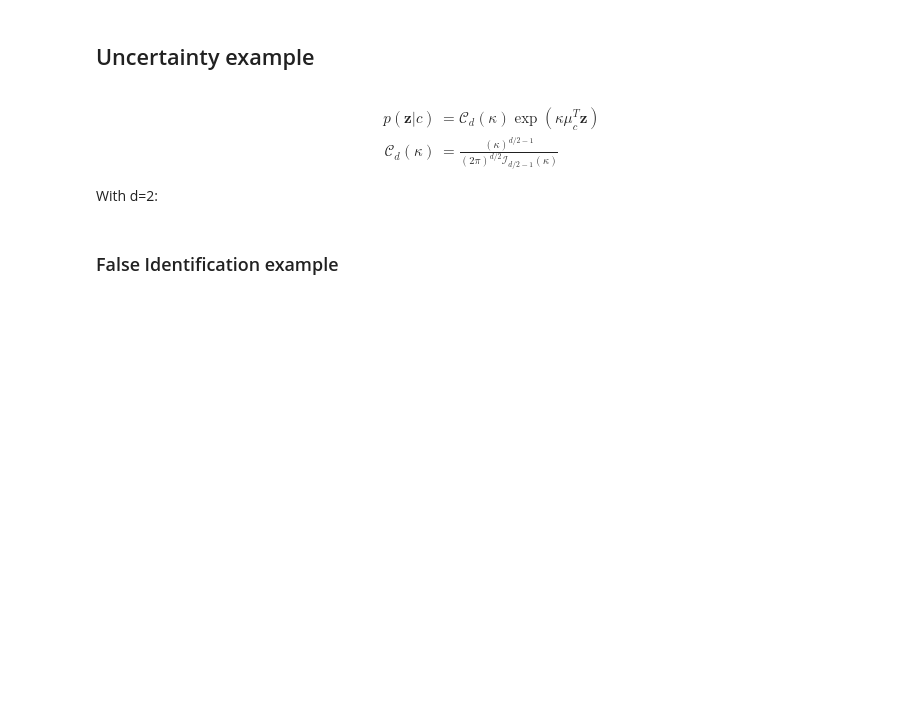
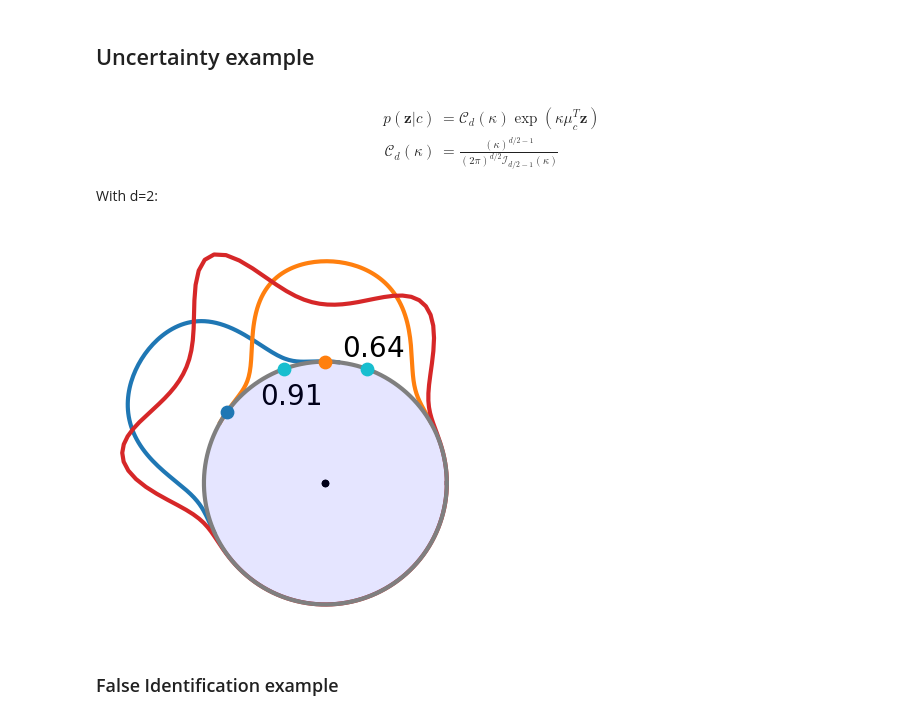
Before and after one commit to Leonid-Erlygin/text_uncertainty, a Jupyter notebook: notebooks/paper_method_plot.ipynb, the cells around one changed output. Drawn from its saved outputs; the diff is of its cells as text; code cells hidden in the pictures; blank space fills up the shorter version.

```diff
--- a/notebooks/paper_method_plot.ipynb
+++ b/notebooks/paper_method_plot.ipynb
@@ -21,12 +21,15 @@ from notebooks.circle_plot_utils import (
 %load_ext autoreload
 %autoreload 2
 # %%
-# draw_example(
-#     kappa=15,
-#     gallery_class_angles=[0.4, 0.25],
-#     text_shift=[[-0.2, -0.3], [-0.2, 0.1]],
-#     save_name="test.png",
-# )
+draw_example(
+    kappa=15,
+    gallery_class_angles=[0.4, 0.25],
+    text_shift=[[-0.2, -0.3], [-0.2, 0.1]],
+    save_name="test.png",
+    #unc_type='max_prob'
+)
+# %% [output]
+[figure, added]
 # %% [markdown]
 ### False Identification example
 # %%
```
Also changed, not shown: 17 other files.
